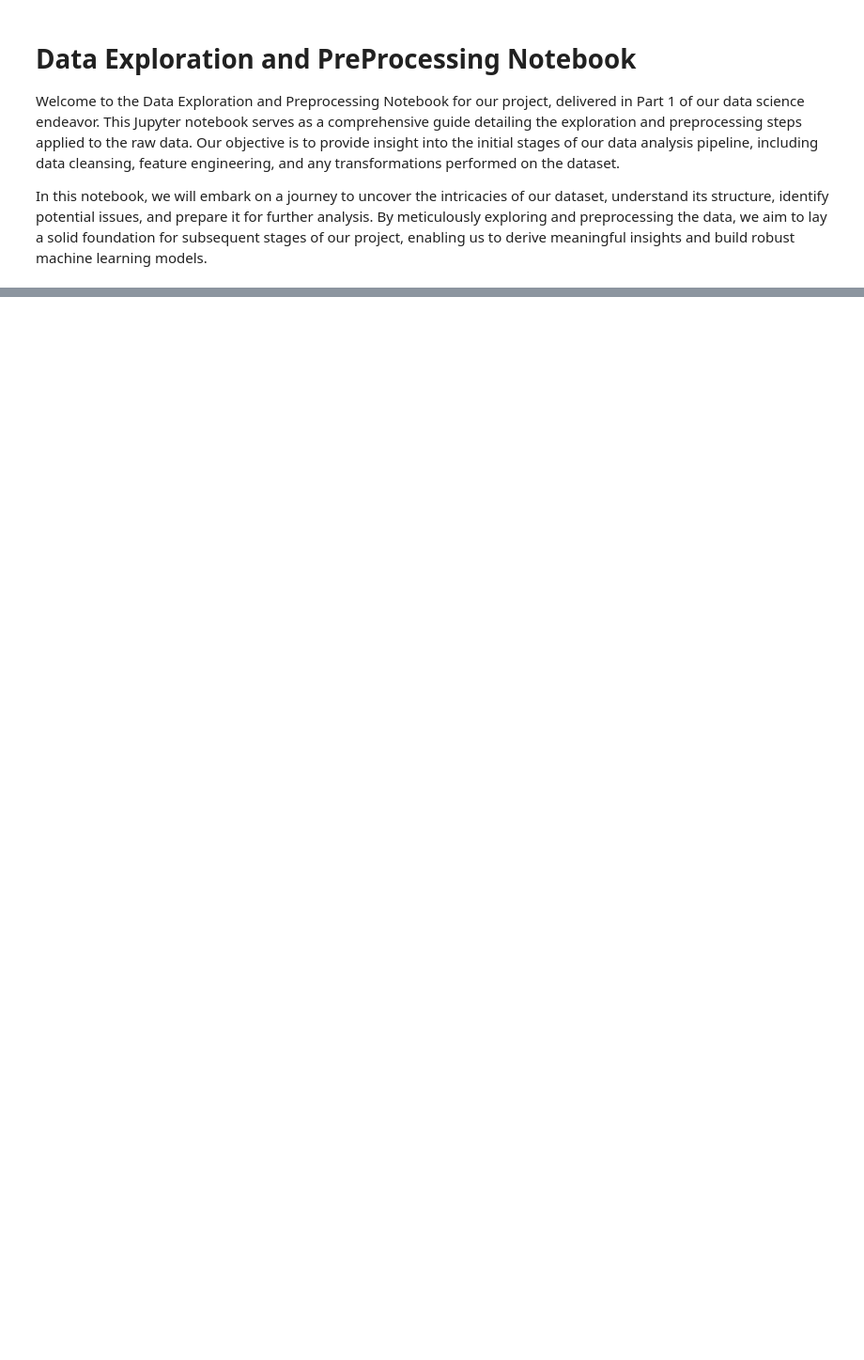
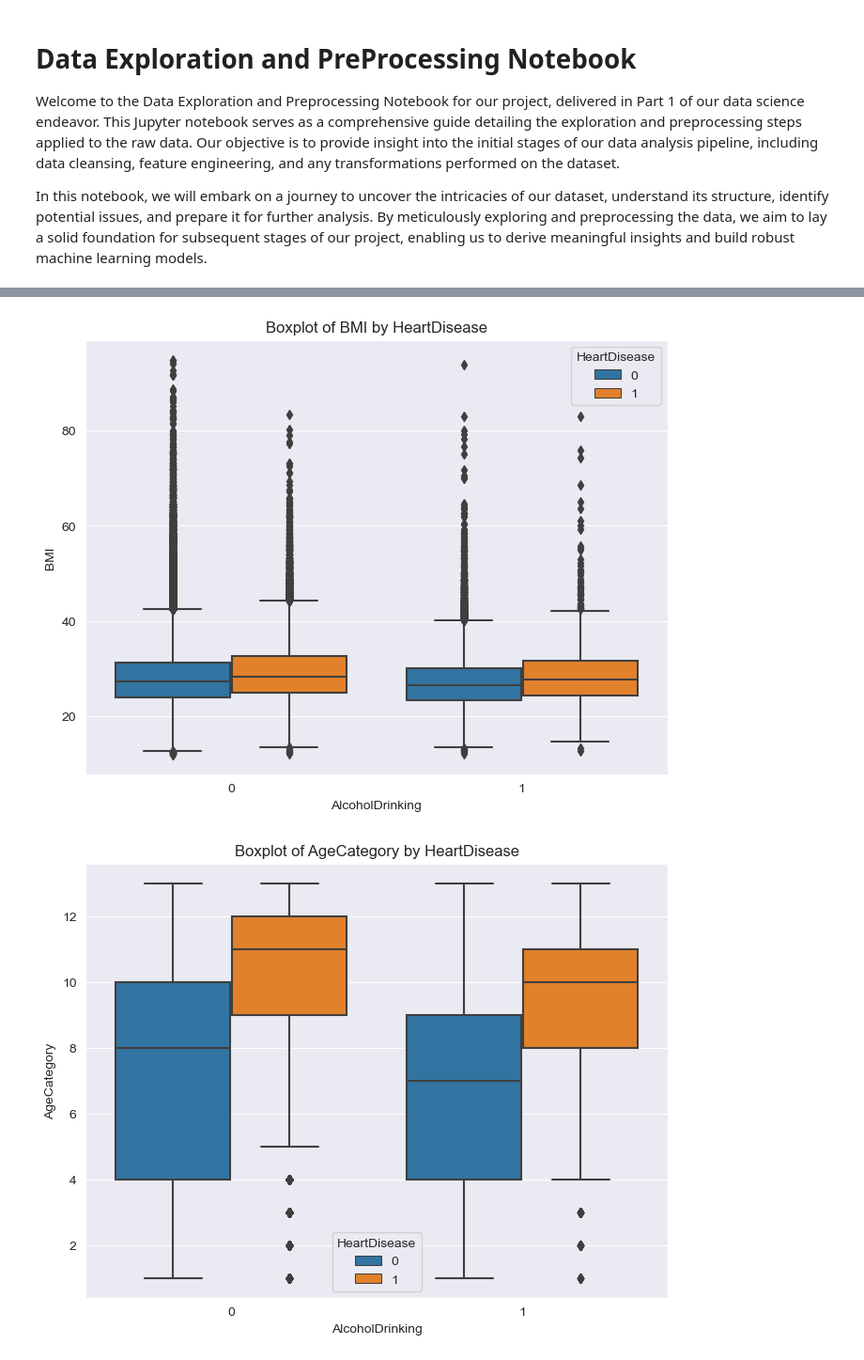
Before and after one commit to fonsi16/Data-Science-Project, a Jupyter notebook: projeto/notebooks/data_exploration_preprocessing_notebook.ipynb, the cells around one changed output, grey strips where cells are left out. Shown at 94% size. Drawn from its saved outputs; the diff is of its cells as text; code cells hidden in the pictures; blank space fills up the shorter version.

```diff
--- a/projeto/notebooks/data_exploration_preprocessing_notebook.ipynb
+++ b/projeto/notebooks/data_exploration_preprocessing_notebook.ipynb
@@ -277,0 +369,5 @@ max        94.850000        30.00000      30.000000      24.000000
+# %%
+data_analysis_instance.plots(['box'])
+# %% [output]
+[figure, added]
+[figure, added]
```
Also changed, not shown: parts of 16 cells of this notebook.
